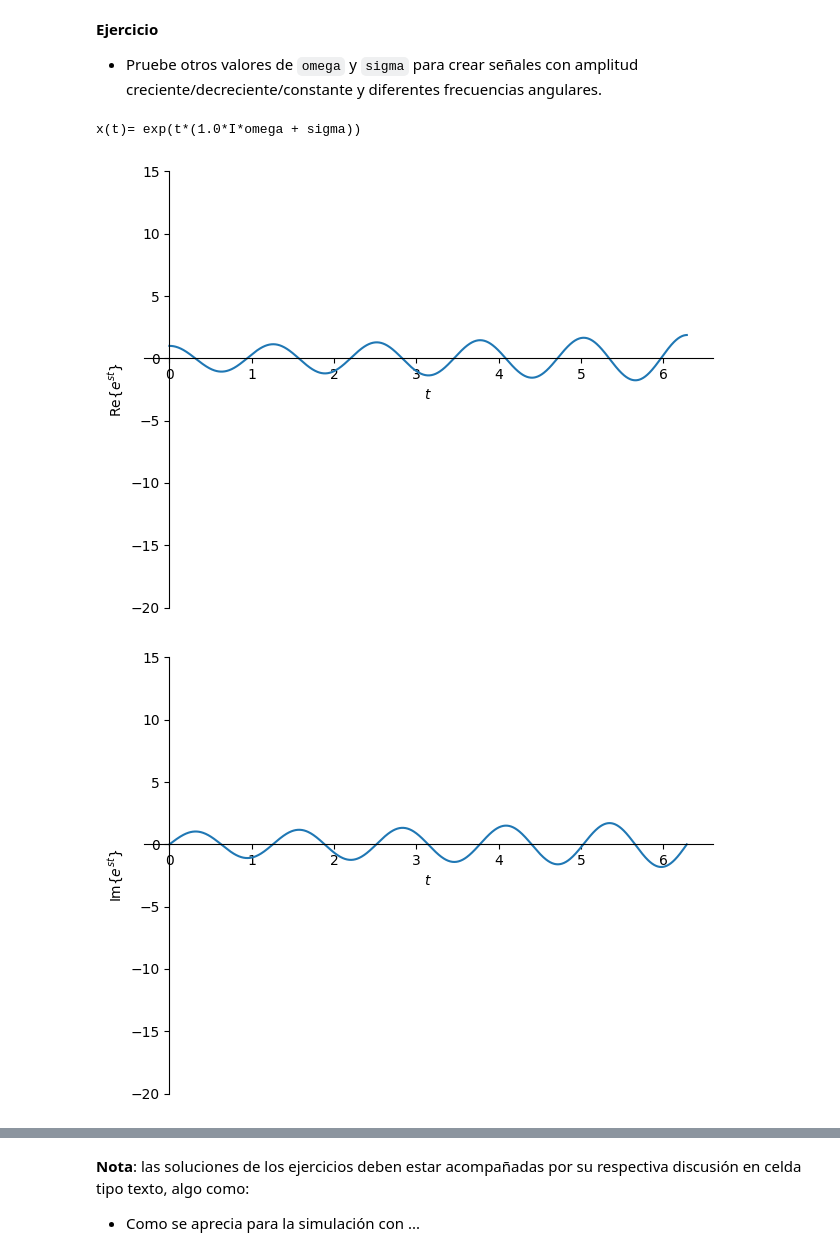
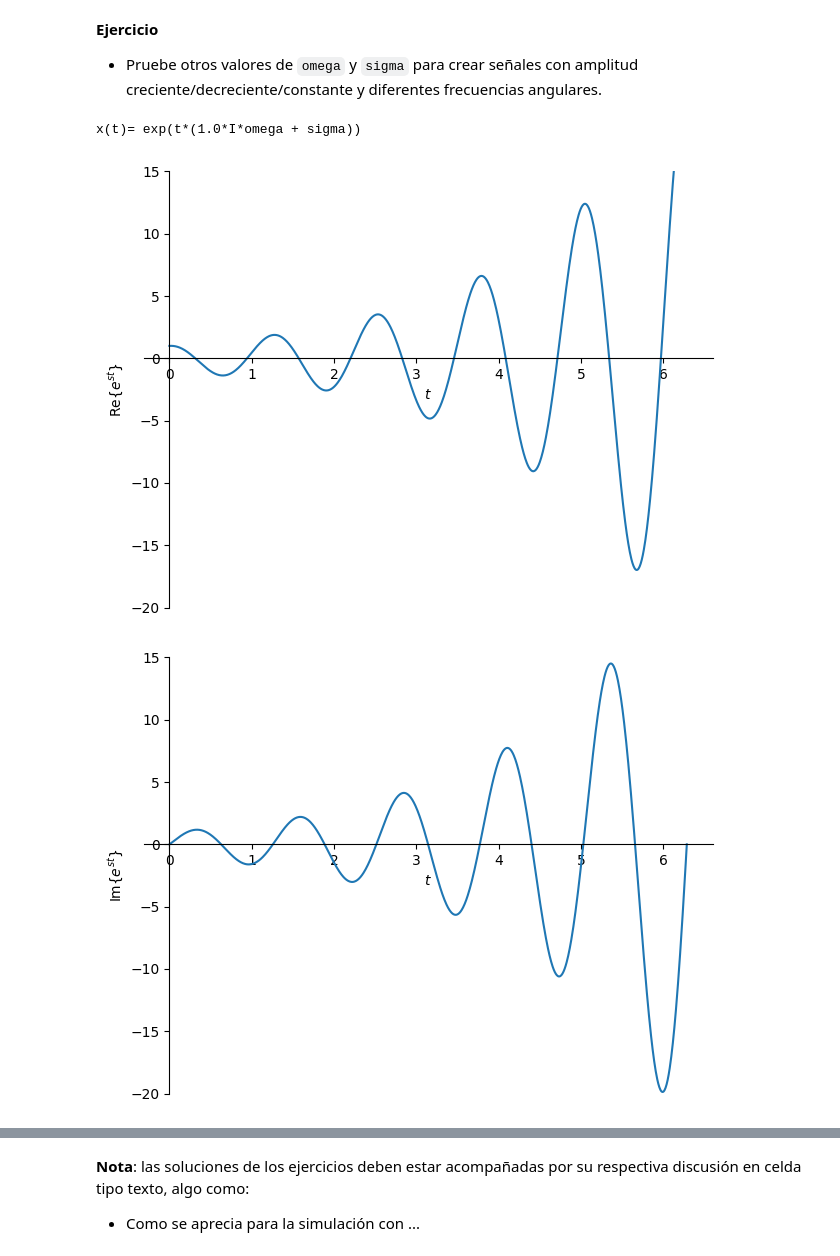
Before and after one commit to descruceria777/Se-alesySistemas, a Jupyter notebook: cuaderno2syss_estandar.ipynb, the cells around one changed output, grey strips where cells are left out. Saved outputs shown, nothing was run; the diff lists cells and outputs as text; code cells hidden in the pictures.

```diff
--- a/cuaderno2syss_estandar.ipynb
+++ b/cuaderno2syss_estandar.ipynb
@@ -73,16 +73,16 @@ x(t)= exp(t*(1.0*I*omega + sigma))
 * Pruebe otros valores de `omega` y `sigma` para crear señales con amplitud creciente/decreciente/constante y diferentes frecuencias angulares.
 # %%
 #ejemplo creciente -> sigma > 0
-y = x.subs({omega: 5, sigma : 0.10})
+y = x.subs({omega: 5, sigma :0.5})
 print(r'x(t)=',x)
 
 sym.plot(sym.re(y), (t, 0, 2*sym.pi), ylabel=r'Re{$e^{st}$}',ylim=[-20,15]) #r' indica al linterprete una variable tipo string
 sym.plot(sym.im(y), (t, 0, 2*sym.pi), ylabel=r'Im{$e^{st}$}',ylim=[-20,15]);
 
-# explicacion:
+# explicacion:cuando sigma mayor que 0 , aunmenta la amplitud de la funcion.
 # %% [output]
 x(t)= exp(t*(1.0*I*omega + sigma))
-[figure, old version]
+[figure, new version]
-[figure, old version]
+[figure, new version]
 # %%
 #ejemplo constante sigma = 0
```
Also changed, not shown: parts of 2 cells of this notebook.
